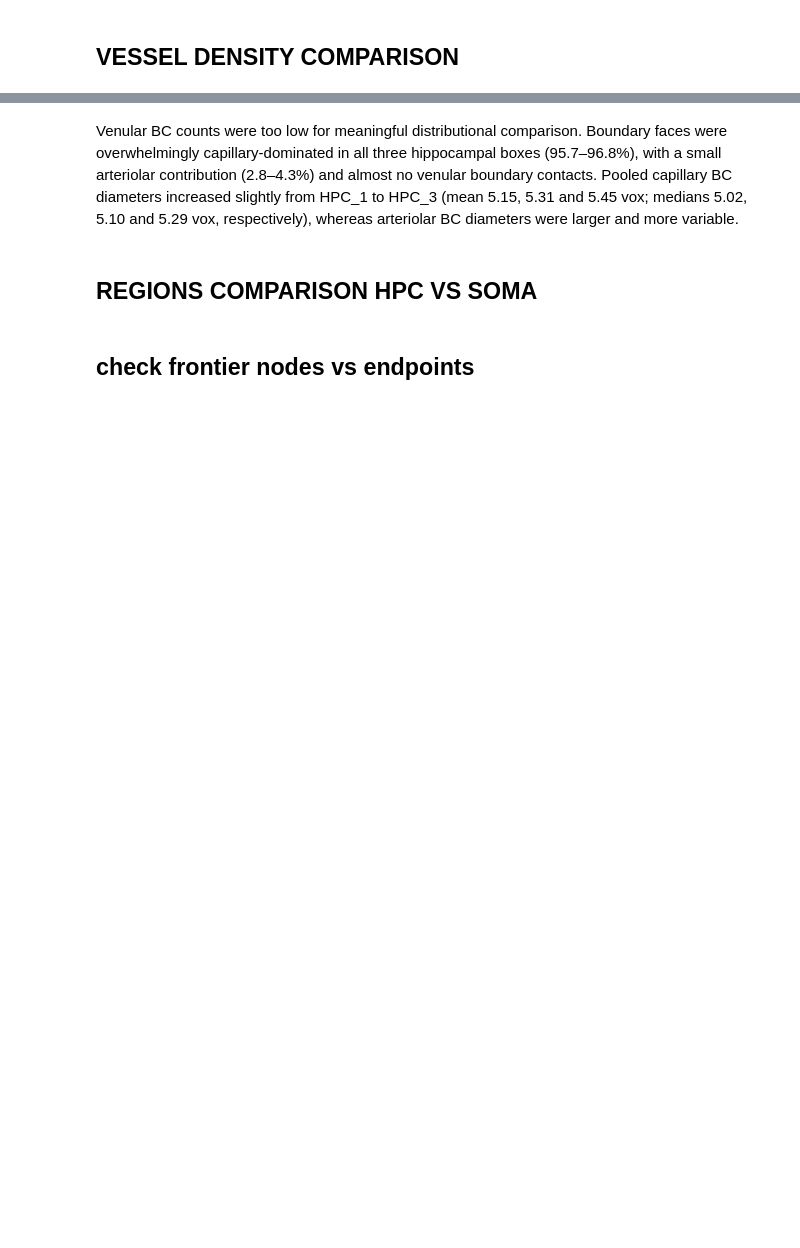
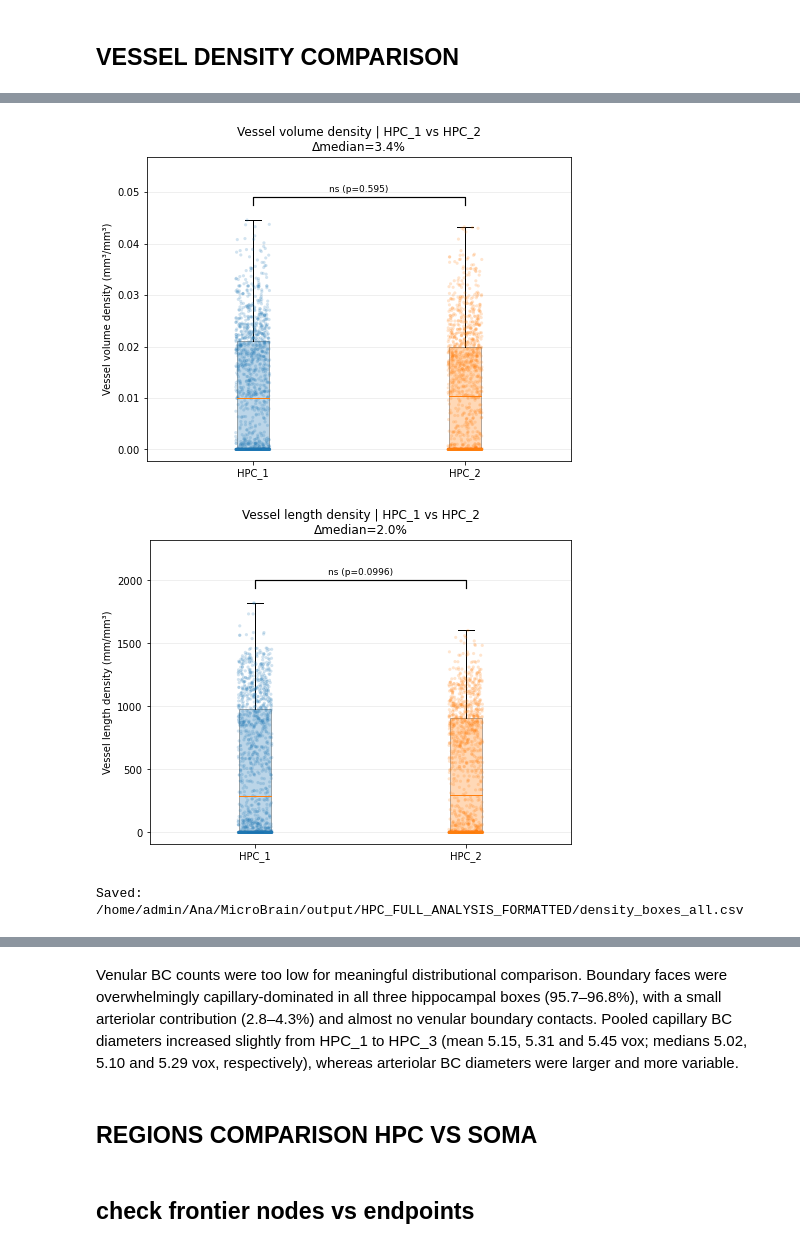
Before and after one commit to abarrio12/ARTORG, a Jupyter notebook: codes/Graph Analysis & by region/Graph analysis/test.ipynb, the cells around one changed output, grey strips where cells are left out. Cells and saved outputs as stored; diff of their text form; code cells hidden in the pictures; blank space fills up the shorter version.

```diff
--- a/codes/Graph Analysis & by region/Graph analysis/test.ipynb
+++ b/codes/Graph Analysis & by region/Graph analysis/test.ipynb
@@ -5685,7 +2528,7 @@ def plot_metric_boxplot_with_stats(
 
     for g in graphs_order:
         x = df.loc[df["graph"] == g, value_col].to_numpy(float)
-        x = _finite(x)
+
         if x.size == 0:
             continue
 
@@ -5760,30 +2603,34 @@ if density_boxes_rows:
 
     stats_vld = plot_metric_boxplot_with_stats(
         df_density_all,
         value_col="vessel_length_density",
         ylabel="Vessel length density (mm/mm³)",
         graphs_order=BOX_ORDER,
         box_colors=BOX_COL,
         title=f"Vessel length density | {BOX_LABEL}",
         show_scatter=True,
         max_scatter_points=5000,
     )
 
     df_density_all.to_csv(
         os.path.join(out_root, "density_boxes_all.csv"),
         index=False
     )
 
     if not stats_vvd.empty:
         stats_vvd.to_csv(
             os.path.join(out_root, "stats_vessel_volume_density_pairwise_ttest.csv"),
             index=False
         )
 
     if not stats_vld.empty:
         stats_vld.to_csv(
             os.path.join(out_root, "stats_vessel_length_density_pairwise_ttest.csv"),
             index=False
         )
 
     print("Saved:", os.path.join(out_root, "density_boxes_all.csv"))
+# %% [output]
+[figure, added]
+[figure, added]
+Saved: /home/admin/Ana/MicroBrain/output/HPC_FULL_ANALYSIS_FORMATTED/density_boxes_all.csv
```
Also changed, not shown: parts of 20 cells of this notebook, 3 other files.
